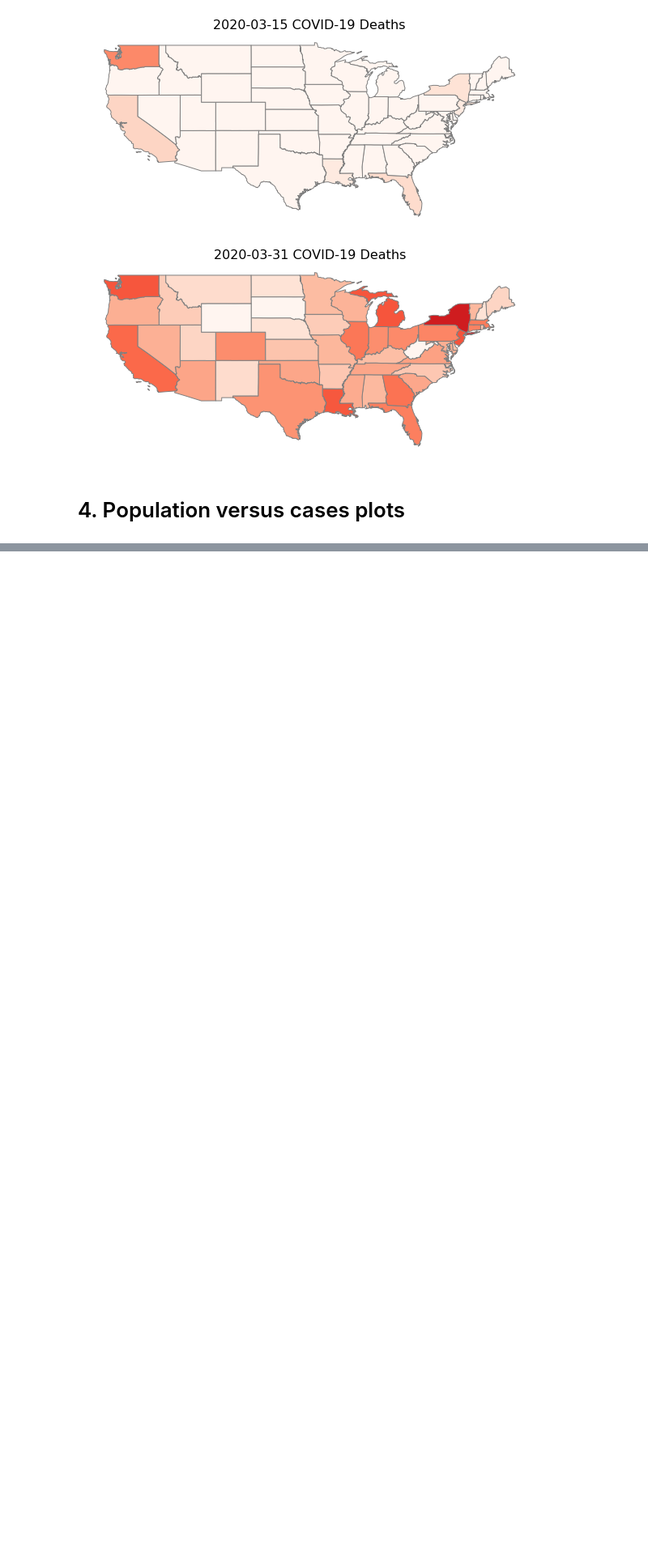
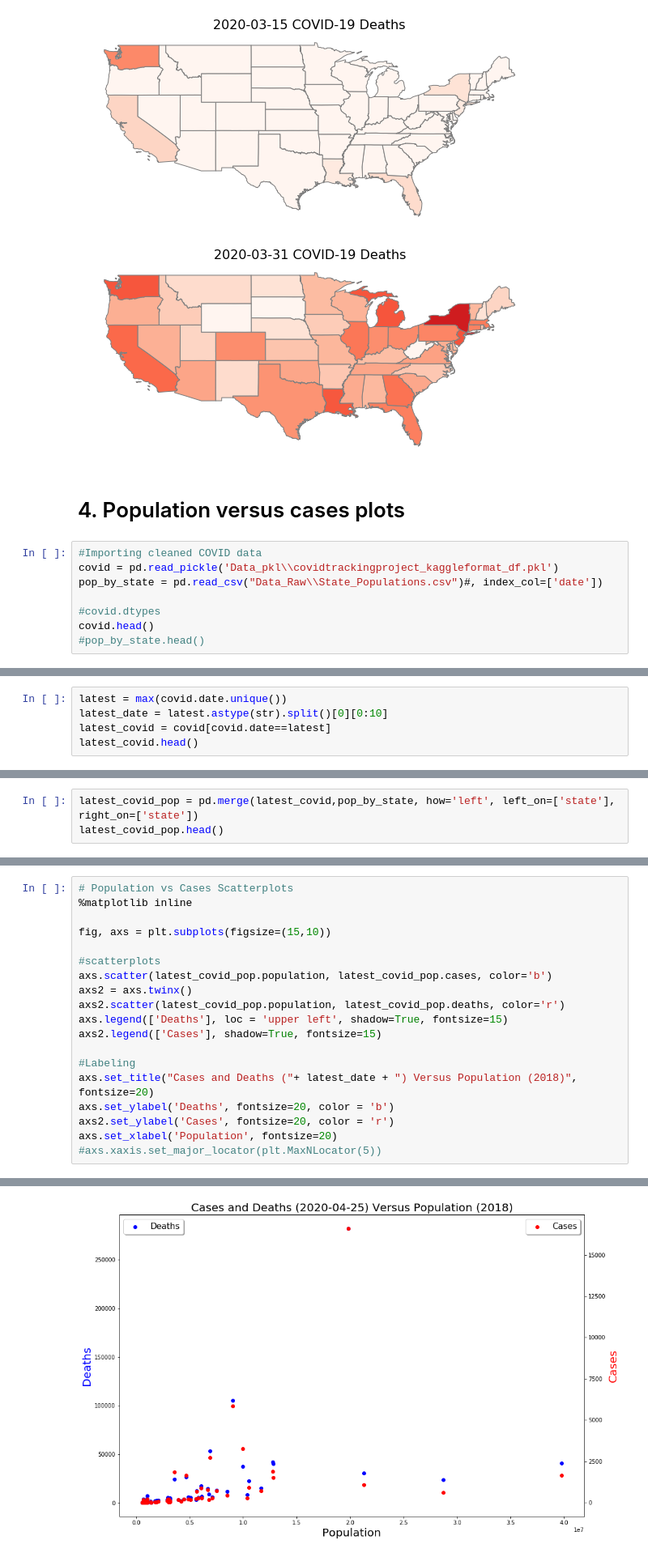
Before and after one commit to CSJohnLee/COVID19_Project, a Jupyter notebook: Lee_EDA.ipynb, the cells around one changed output, grey strips where cells are left out. Shown at 81% size. Drawn from its saved outputs; the diff is of its cells as text; blank space fills up the shorter version.

```diff
--- a/Lee_EDA.ipynb
+++ b/Lee_EDA.ipynb
@@ -575,3 +574,11 @@ for each in dates:
 [figure]
 # %% [markdown]
 # 4. Population versus cases plots
+# %%
+#Importing cleaned COVID data
+covid = pd.read_pickle('Data_pkl\\covidtrackingproject_kaggleformat_df.pkl')
+pop_by_state = pd.read_csv("Data_Raw\\State_Populations.csv")#, index_col=['date'])
+
+#covid.dtypes
+covid.head()
+#pop_by_state.head()
@@ -577,0 +601,5 @@ for each in dates:
+# %%
+latest = max(covid.date.unique())
+latest_date = latest.astype(str).split()[0][0:10]
+latest_covid = covid[covid.date==latest]
+latest_covid.head()
@@ -577,0 +613,3 @@ for each in dates:
+# %%
+latest_covid_pop = pd.merge(latest_covid,pop_by_state, how='left', left_on=['state'], right_on=['state'])
+latest_covid_pop.head()
@@ -577,0 +623,20 @@ for each in dates:
+# %%
+# Population vs Cases Scatterplots
+%matplotlib inline
+
+fig, axs = plt.subplots(figsize=(15,10))
+
+#scatterplots
+axs.scatter(latest_covid_pop.population, latest_covid_pop.cases, color='b')
+axs2 = axs.twinx()
+axs2.scatter(latest_covid_pop.population, latest_covid_pop.deaths, color='r')
+axs.legend(['Deaths'], loc = 'upper left', shadow=True, fontsize=15)
+axs2.legend(['Cases'], shadow=True, fontsize=15)
+
+#Labeling
+axs.set_title("Cases and Deaths ("+ latest_date + ") Versus Population (2018)", fontsize=20)
+axs.set_ylabel('Deaths', fontsize=20, color = 'b')
+axs2.set_ylabel('Cases', fontsize=20, color = 'r')
+axs.set_xlabel('Population', fontsize=20)
+#axs.xaxis.set_major_locator(plt.MaxNLocator(5))
+# %% [output]
@@ -577,0 +644 @@ for each in dates:
+[figure, added]
```
Also changed, not shown: parts of 8 cells of this notebook.
